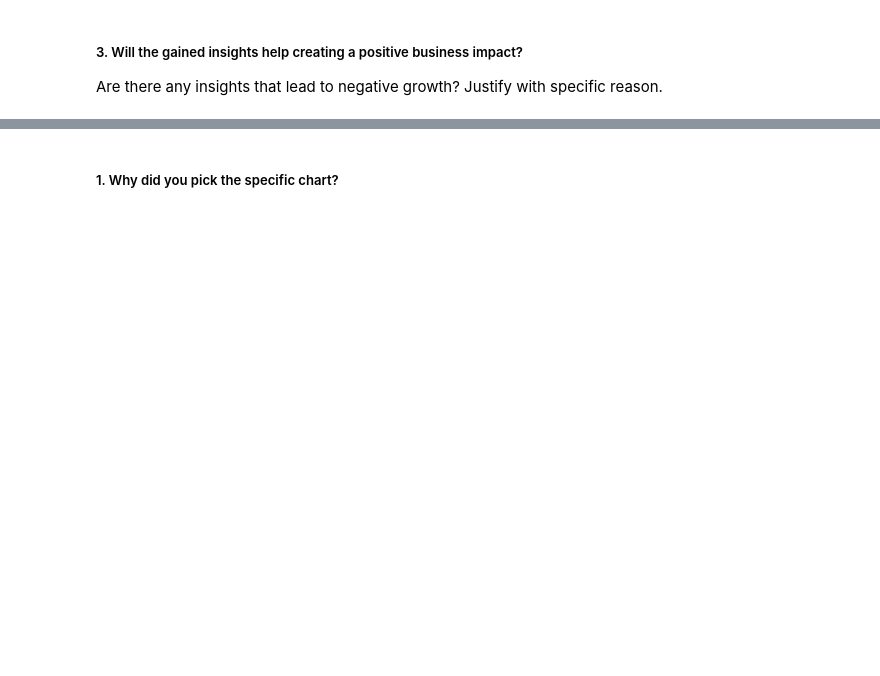
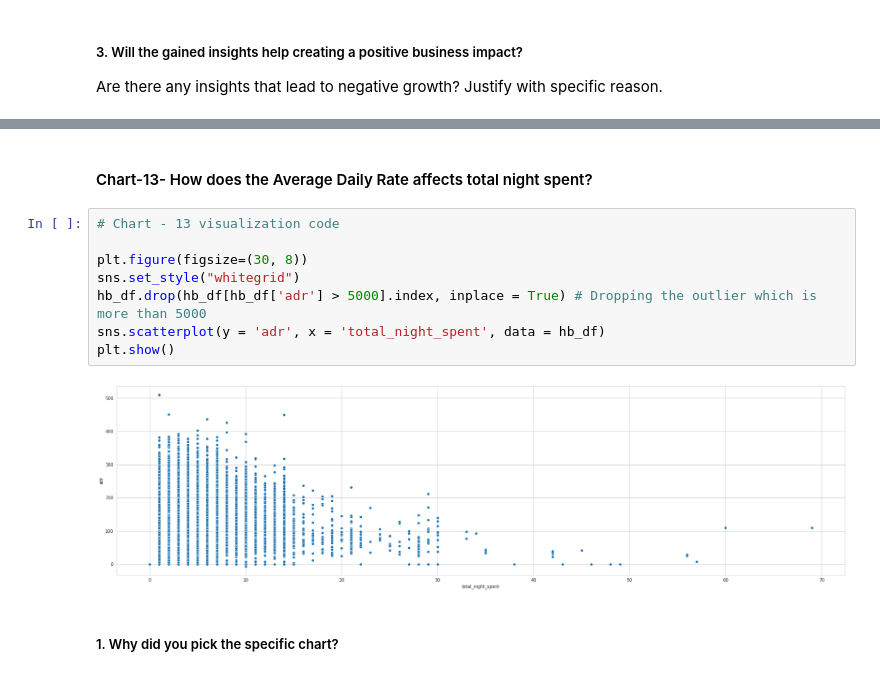
Before and after one commit to sibi601/EDA-Hotel_Booking, a Jupyter notebook: EDA_hotel_booking_analysis_capstoneproject_SIBIN_IQBAL.ipynb, the cells around one changed output, grey strips where cells are left out. Drawn from its saved outputs; the diff is of its cells as text; blank space fills up the shorter version.

```diff
--- a/EDA_hotel_booking_analysis_capstoneproject_SIBIN_IQBAL.ipynb
+++ b/EDA_hotel_booking_analysis_capstoneproject_SIBIN_IQBAL.ipynb
@@ -857,2 +909,14 @@ Are there any insights that lead to negative growth? Justify with specific reaso
+# %% [markdown]
+#### Chart-13- How does the Average Daily Rate affects total night spent?
+# %%
+# Chart - 13 visualization code
+
+plt.figure(figsize=(30, 8))
+sns.set_style("whitegrid")
+hb_df.drop(hb_df[hb_df['adr'] > 5000].index, inplace = True) # Dropping the outlier which is more than 5000
+sns.scatterplot(y = 'adr', x = 'total_night_spent', data = hb_df)
+plt.show()
+# %% [output]
+[figure, added]
 # %% [markdown]
 ##### 1. Why did you pick the specific chart?
```
Also changed, not shown: parts of 64 cells of this notebook.
